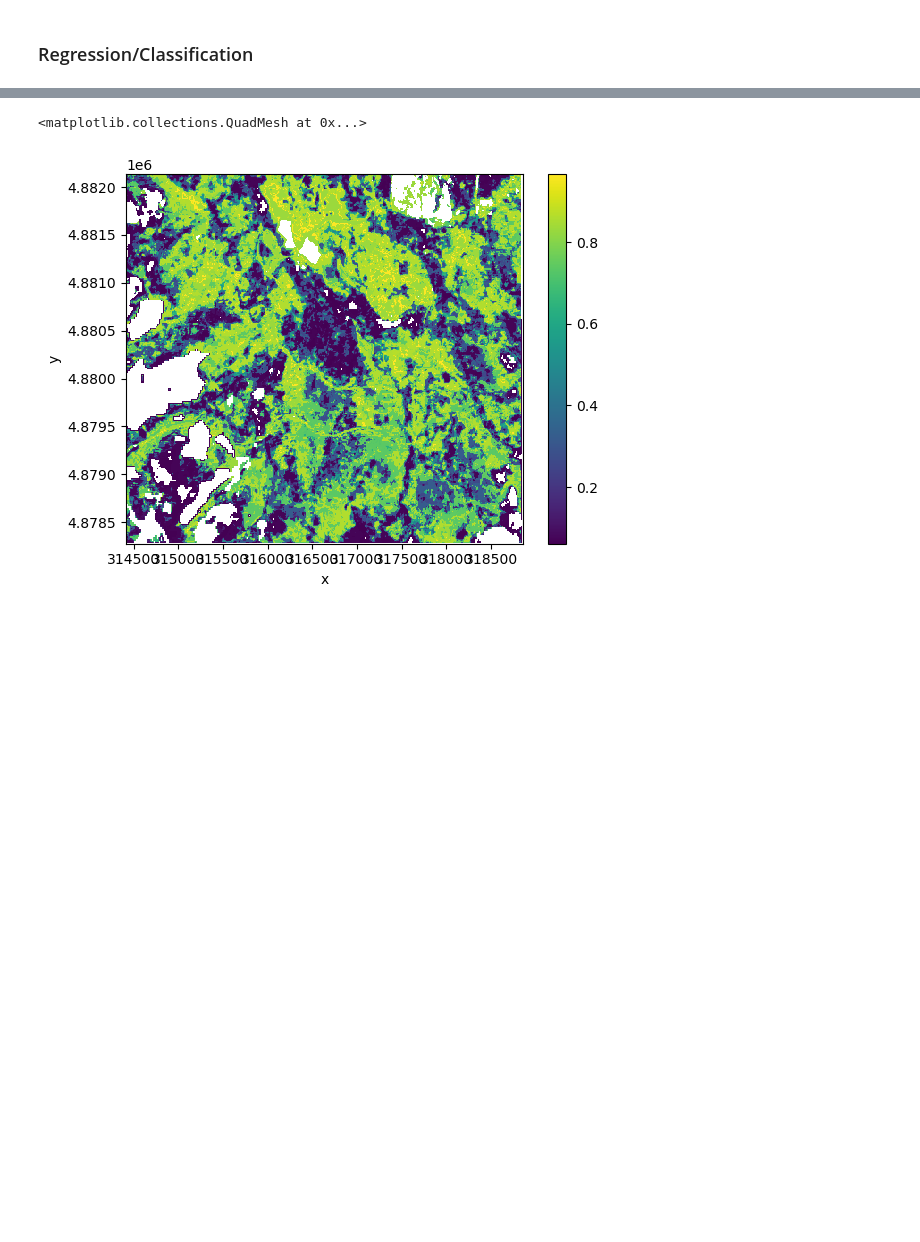
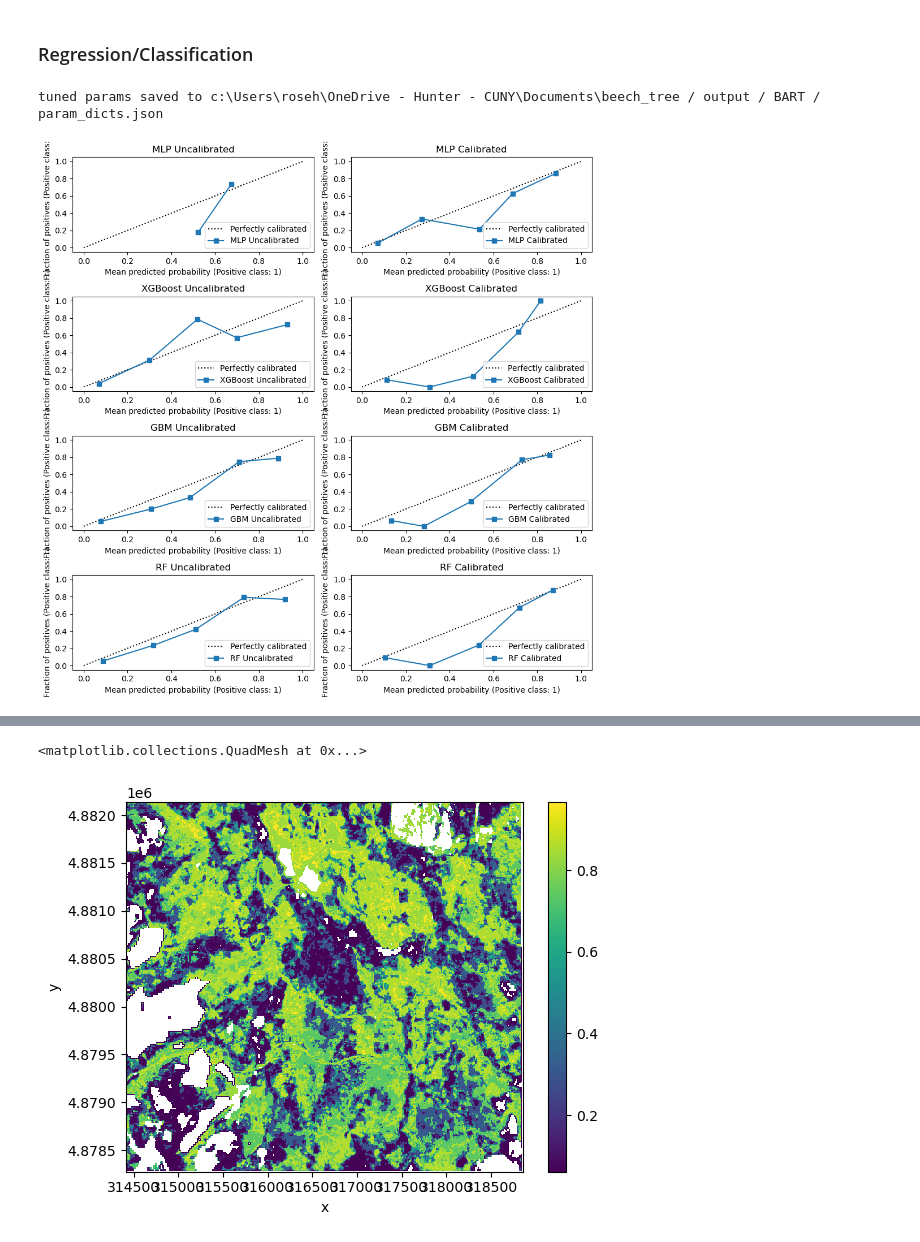
Before and after one commit to rosehanuy/beech-catskills, a Jupyter notebook: data_stack.ipynb, the cells around one changed output, grey strips where cells are left out. Cells and saved outputs as stored; diff of their text form; code cells hidden in the pictures; blank space fills up the shorter version.

```diff
--- a/data_stack.ipynb
+++ b/data_stack.ipynb
@@ -1275,0 +1363,33 @@ class ModelBuilder():
+# %%
+bm = ModelBuilder(bart_mtmf,target_species='beech',clf_type='binary')
+# %%
+# set parameter search grids for tuning
+bm.clf_param_grids['mlp'] = {'hidden_layer_sizes': Integer(low=50, high=100, prior='uniform', transform='normalize'),
+ 'activation': Categorical(categories=(['relu']), prior=None),
+ 'solver': Categorical(categories=('lbfgs', 'sgd', 'adam'), prior=None),
+ 'alpha': Real(low=0.05, high=0.7, prior='log-uniform', transform='normalize'),
+ 'max_iter': Integer(low=5000, high=10000, prior='uniform', transform='normalize'),
+ 'max_fun': Integer(low=5000, high=10015, prior='uniform', transform='normalize')}
+
+bm.clf_param_grids['xgboost'] = {'max_depth': Integer(low=1, high=3, prior='uniform', transform='normalize'),
+ 'learning_rate': Real(low=0.1, high=0.2, prior='log-uniform', transform='normalize'),
+ 'gamma': Real(low=1e-06, high=1e-4, prior='log-uniform', transform='normalize'),
+ 'reg_lambda': Real(low=0.1, high=0.3, prior='log-uniform', transform='normalize'),
+ 'n_estimators': Integer(low=5, high=20, prior='uniform', transform='normalize'),
+ 'subsample': Real(low=1e-06, high=1.0, prior='log-uniform', transform='normalize'),
+ 'scale_pos_weight': Real(low=0.8, high=1.0, prior='log-uniform', transform='normalize')}
+
+bm.clf_param_grids['randomforest'] = {'n_estimators': Integer(low=400, high=800, prior='uniform', transform='normalize'),
+ 'criterion': Categorical(categories=(['entropy']), prior=None),
+ 'min_samples_split': Integer(low=2, high=10, prior='uniform', transform='normalize'),
+ 'min_samples_leaf': Integer(low=1, high=10, prior='uniform', transform='normalize'),
+ 'max_samples': Real(low=0.1, high=0.5, prior='log-uniform', transform='normalize'),
+ 'ccp_alpha': Real(low=1e-06, high=1e-05, prior='log-uniform', transform='normalize')}
+
+bm.clf_param_grids['gbm'] = {'learning_rate': Real(low=0.1, high=0.5, prior='log-uniform', transform='normalize'),
+ 'n_estimators': Integer(low=1000, high=1050, prior='uniform', transform='normalize'),
+ 'subsample': Real(low=0.3, high=0.6, prior='log-uniform', transform='normalize'),
+ 'max_depth': Integer(low=10, high=20, prior='uniform', transform='normalize'),
+ 'n_iter_no_change': Integer(low=5, high=15, prior='uniform', transform='normalize'),
+ 'validation_fraction': Real(low=0.01, high=0.05, prior='log-uniform', transform='normalize'),
+ 'ccp_alpha': Real(low=0.005, high=0.02, prior='log-uniform', transform='normalize')}
@@ -1276,3 +1400,18 @@ class ModelBuilder():
+# %%
+# set optimized parameters
+bm.clf_mlp_params = {'hidden_layer_sizes':50, 'activation':'relu','solver':'adam', 'alpha':0.42, 'max_iter':10000, 'max_fun':10015}
+bm.clf_xg_params = {'gamma':0,'learning_rate':0.2,'max_depth':3,'n_estimators':20,'reg_lambda':0.1}
+bm.clf_gbm_params = {'ccp_alpha':0.0,'learning_rate':0.1,'max_depth':10,'n_estimators':1050,'n_iter_no_change':15,'subsample':0.6,'validation_fraction':0.01}
+bm.clf_rf_params = {'n_estimators':700, 'criterion':'entropy', 'max_depth':None, 'min_samples_split':10, 'min_samples_leaf':2,  'ccp_alpha':0.0, 'max_samples':0.35}
+
+# save parameter dictionaries
+bm.save_optimized_parameters()
+# %% [output]
+tuned params saved to c:\Users\roseh\OneDrive - Hunter - CUNY\Documents\beech_tree / output / BART / param_dicts.json
+# %%
+bm.check_clf_model_calibration()
+# %% [output]
+[figure, added]
 # %%
 # try using sklearn.ensemble.StackingRegressor after regressors are all optimized
 # or sklearn.multioutput.RegressorChain
```
Also changed, not shown: parts of 20 cells of this notebook, 5 other files.
